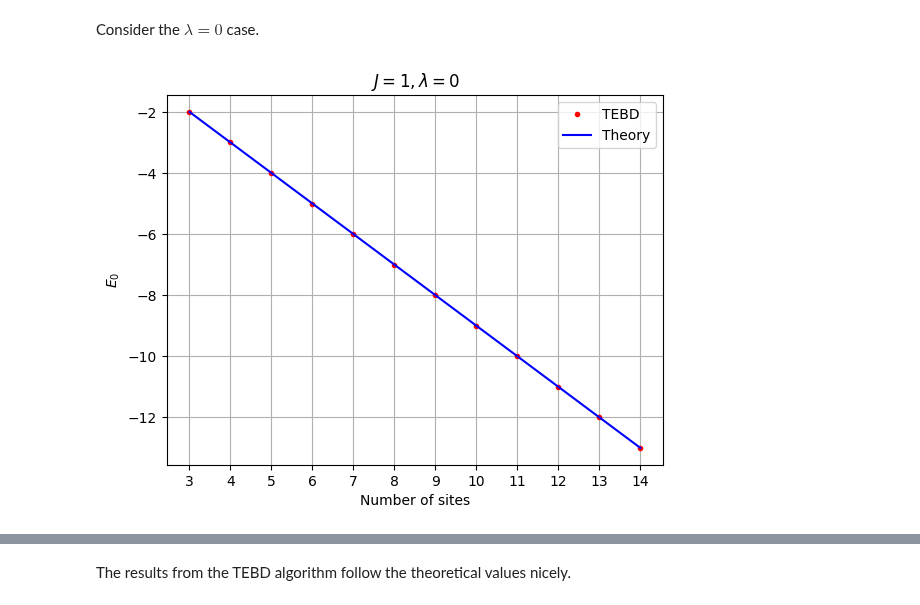
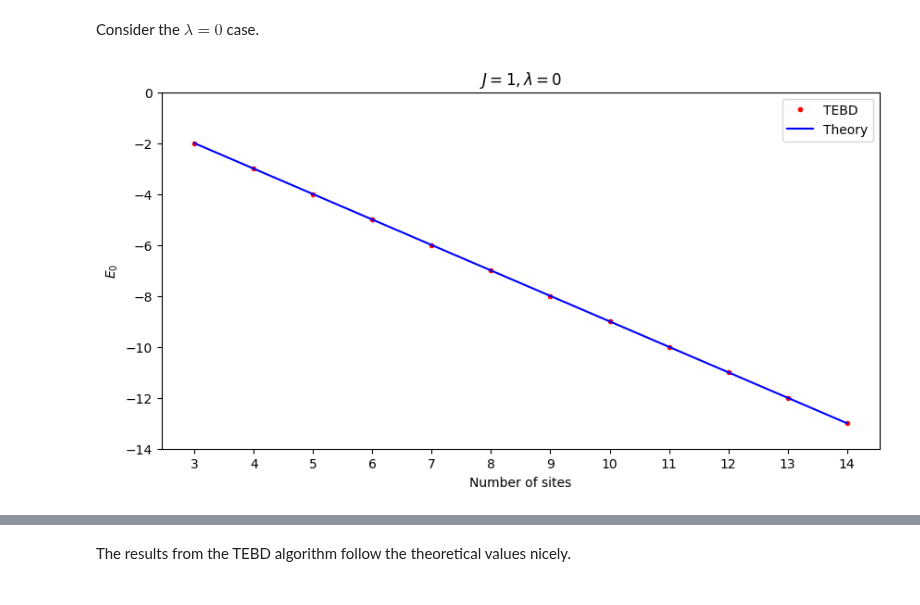
Before and after one commit to jchryssanthacopoulos/quantum_information, a Jupyter notebook: final_project/notebooks/ising_analysis.ipynb, the cells around one changed output, grey strips where cells are left out. Cells and saved outputs as stored; diff of their text form; code cells hidden in the pictures.

Commit message:
Update figures and presentation

```diff
--- a/final_project/notebooks/ising_analysis.ipynb
+++ b/final_project/notebooks/ising_analysis.ipynb
@@ -66,14 +66,15 @@ for i in tqdm(range(len(Ns))):
     run_times_N[i] = time.time() - start
     energies_N[i] = observables_at_midsteps['energy'][-1]
 # %%
+plt.figure(figsize=(10, 5))
 plt.plot(Ns, energies_N, 'ro', markersize=3, label="TEBD")
 plt.plot(Ns, energies_theor, "b-", label="Theory")
 plt.xlabel("Number of sites")
 plt.ylabel("$E_0$")
 plt.xticks(Ns)
 plt.legend()
+plt.ylim([-14, 0])
 plt.title("$J = 1, \lambda=0$")
-plt.grid()
 plt.savefig('../figures/energy_vs_N_lambda_0.png', bbox_inches='tight', dpi=300);
 # %% [output]
-[figure, old version]
+[figure, new version]
```
Also changed, not shown: parts of 33 cells of this notebook, 5 other files.
